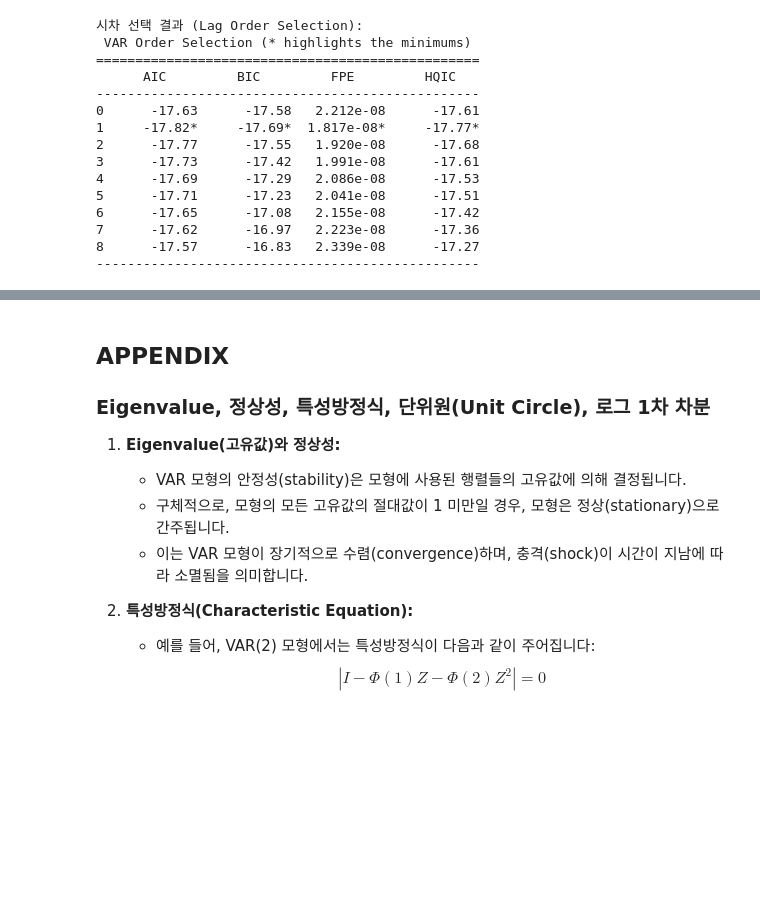
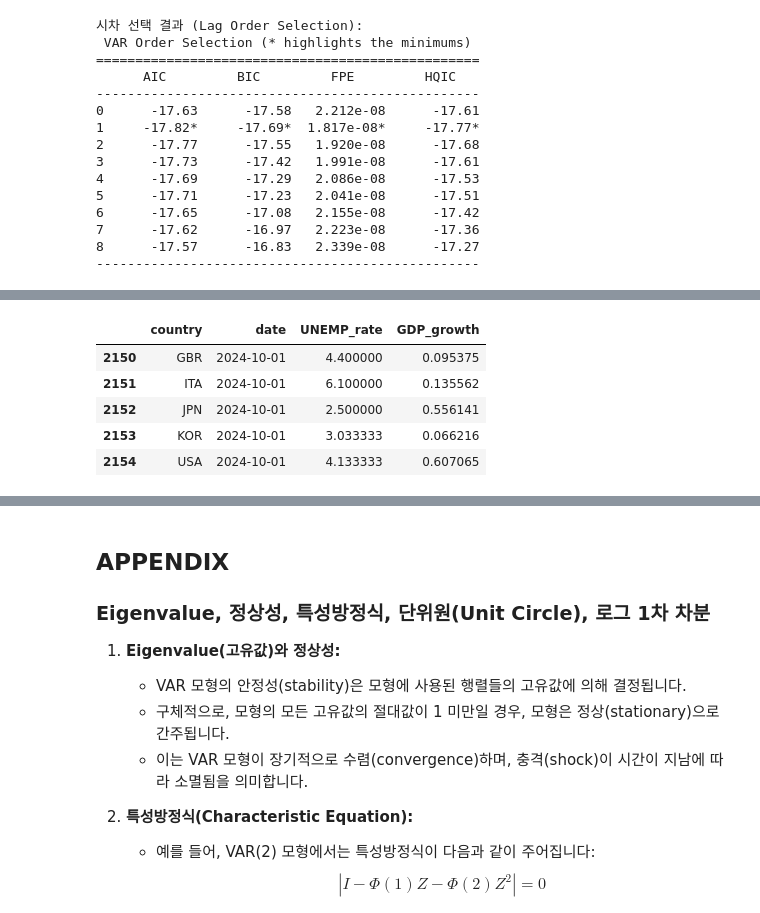
Before and after one commit to minkeymouse/forecasting, a Jupyter notebook: practices/practice4.ipynb, the cells around one changed output, grey strips where cells are left out. Cells and saved outputs as stored; diff of their text form; code cells hidden in the pictures; blank space fills up the shorter version.

```diff
--- a/practices/practice4.ipynb
+++ b/practices/practice4.ipynb
@@ -626,0 +359,10 @@ print(gc_c_to_y.summary())
+# %%
+df = pd.read_csv("../datasets/df_blanchard.csv").reset_index().drop("index", axis=1)
+df.tail()
+# %% [output]
+|  | country | date | UNEMP_rate | GDP_growth |
+| 2150 | GBR | 2024-10-01 | 4.400000 | 0.095375 |
+| 2151 | ITA | 2024-10-01 | 6.100000 | 0.135562 |
+| 2152 | JPN | 2024-10-01 | 2.500000 | 0.556141 |
+| 2153 | KOR | 2024-10-01 | 3.033333 | 0.066216 |
+| 2154 | USA | 2024-10-01 | 4.133333 | 0.607065 |
```
Also changed, not shown: parts of 18 cells of this notebook, 1 other file.
